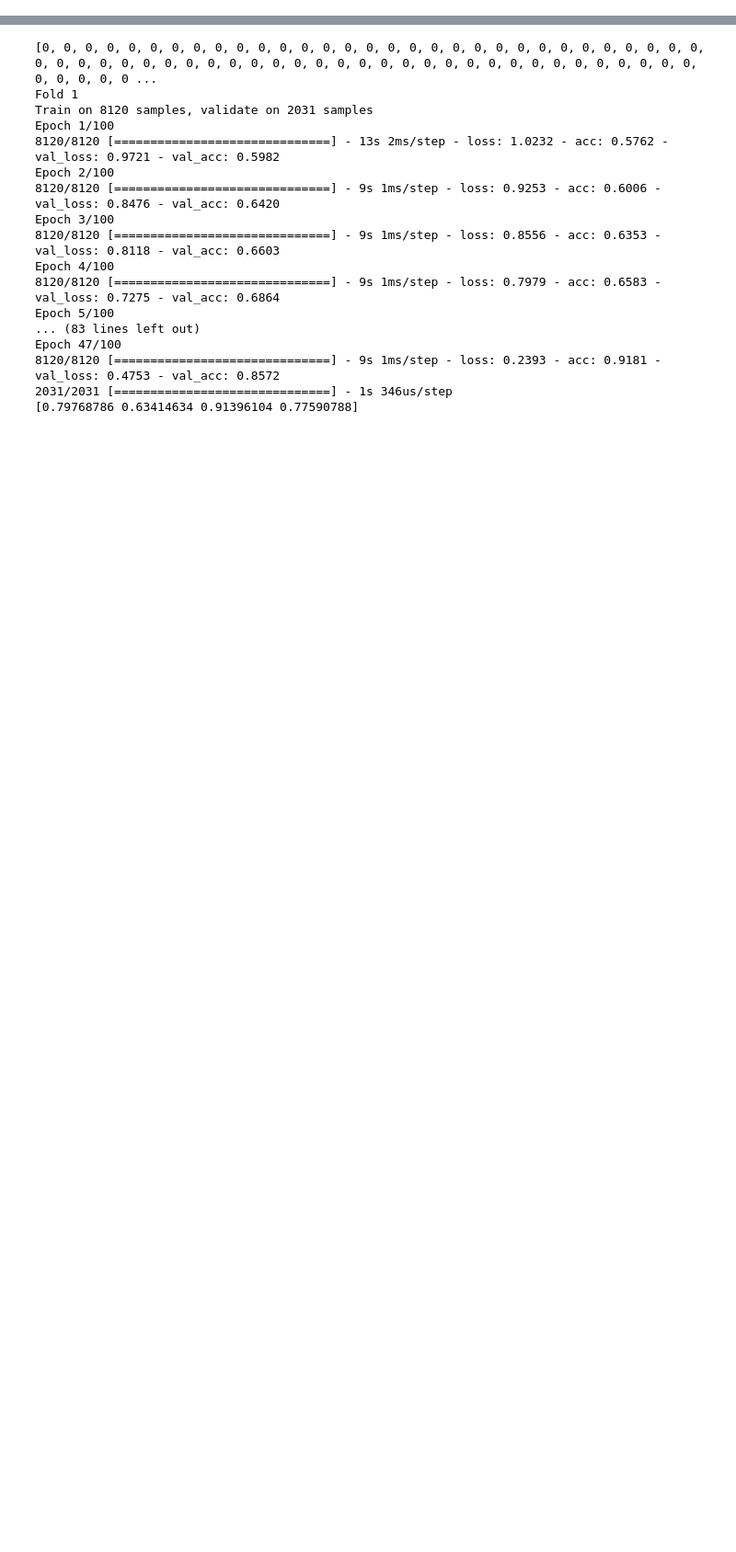
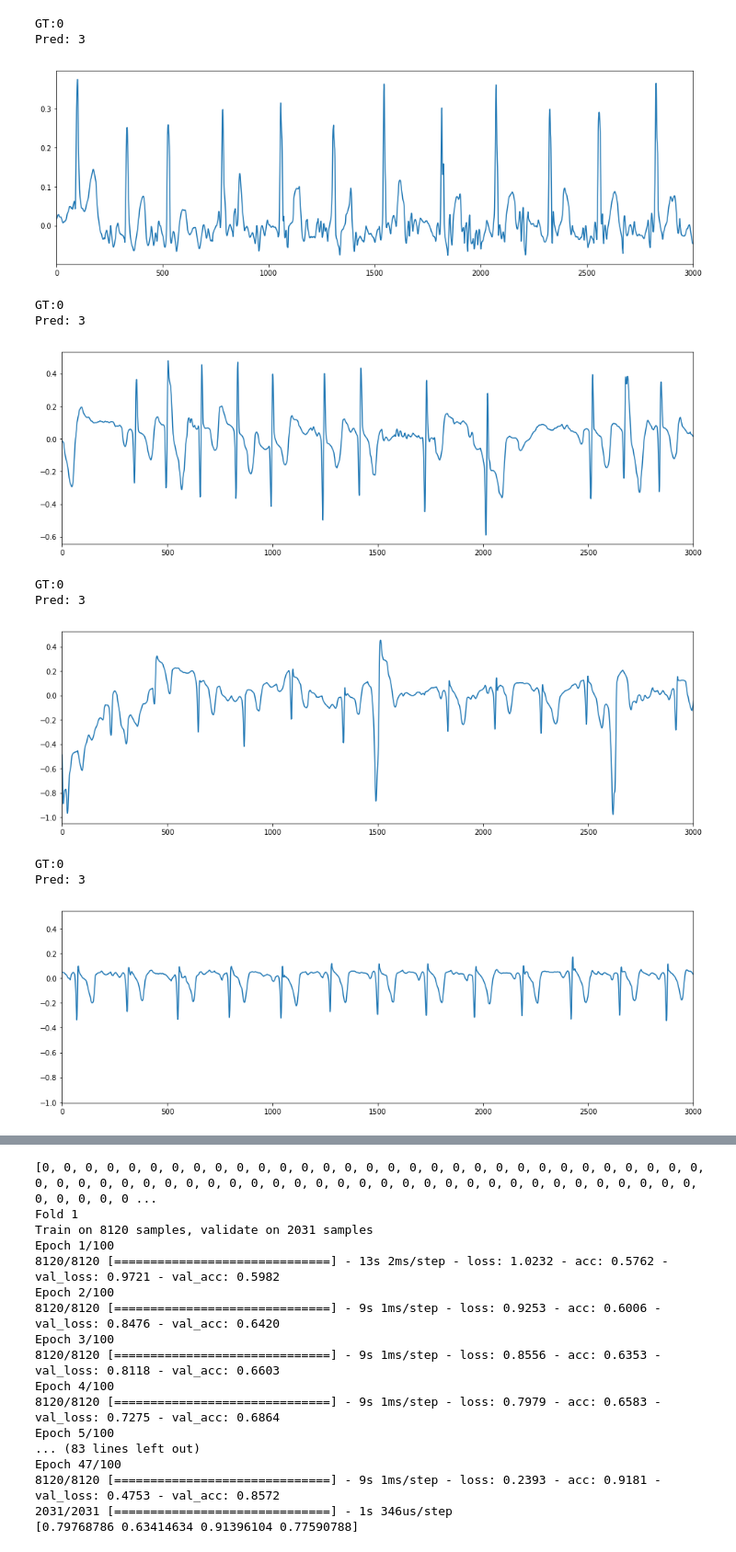
Before and after one commit to yanshuolee/ECG-AF-Detection, a Jupyter notebook: experimental/check validity.ipynb, the cells around one changed output, grey strips where cells are left out. Shown at 92% size. Saved outputs shown, nothing was run; the diff lists cells and outputs as text; code cells hidden in the pictures; blank space fills up the shorter version.

```diff
--- a/experimental/check validity.ipynb
+++ b/experimental/check validity.ipynb
@@ -47,12 +49,13 @@ def run(bs, lr, ks, num_layer):
                             callbacks=[early_stop],
                             batch_size=bs,
                             verbose=1)
+        model.save('K-1_model.h5')
+#         model = load_model('K-1_model.h5')
         evaluation = model.evaluate(x = X_val, y = Y_val)
         validation_prediction = model.predict_classes(X_val, batch_size=bs)
         score = f1_score(val_cat, validation_prediction, average=None)
         print(score)
 
-#         tools.show_plot(inner_path, history)
         fold = fold + 1
 
         test_prediction = model.predict_classes(X_val, batch_size=1)
@@ -82,0 +86,9 @@ Epoch 47/100
+# %%
+import pylab as plt
+def show(rec, gt, pred):
+    plt.figure(figsize=(16,5))
+    plt.xlim((0,3000))
+    plt.plot(rec)
+    print("GT:{}".format(gt))
+    print("Pred: {}".format(pred))
+    plt.show()
@@ -82,0 +97,16 @@ Epoch 47/100
+# %%
+for i in AF_O:
+    show(f1_X_val[i][:5000], f1_val_cat[i], f1_validation_prediction[i])
+# %% [output]
+GT:0
+Pred: 3
+[figure, added]
+GT:0
+Pred: 3
+[figure, added]
+GT:0
+Pred: 3
+[figure, added]
+GT:0
+Pred: 3
+[figure, added]
```
Also changed, not shown: parts of 19 cells of this notebook, 7 other files.
